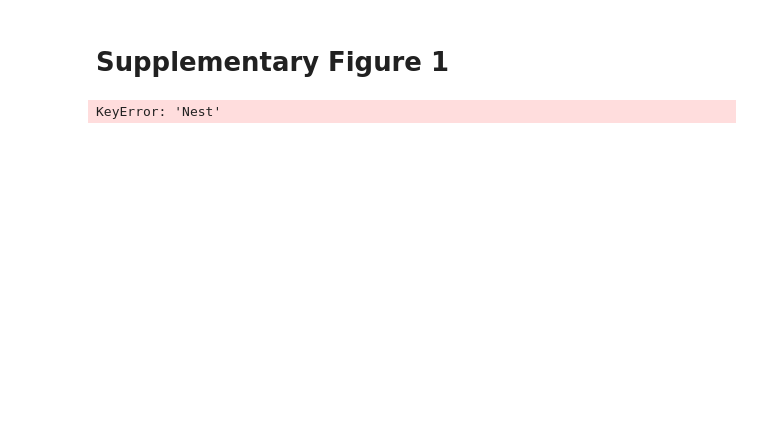
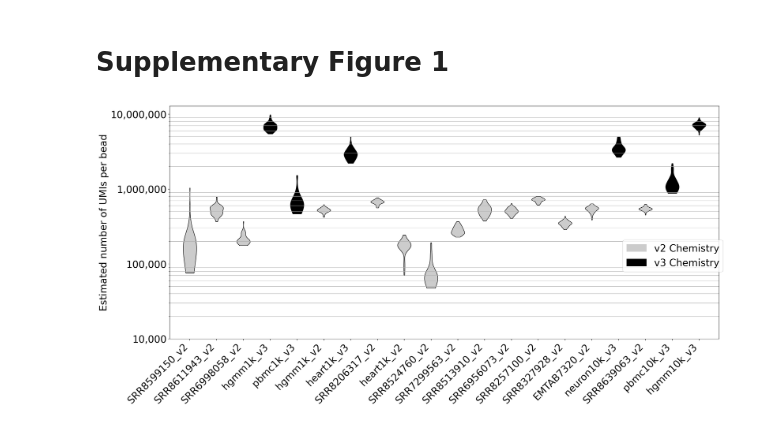
Before and after one commit to pachterlab/MBGBLHGP_2019, a Jupyter notebook: notebooks/usize.ipynb, the cells around one changed output. Cells and saved outputs as stored; diff of their text form; code cells hidden in the pictures; blank space fills up the shorter version.

```diff
--- a/notebooks/usize.ipynb
+++ b/notebooks/usize.ipynb
@@ -35,8 +51,8 @@ v2_names = np.array(['SRR8599150_v2',
        'SRR8206317_v2', 'SRR8327928_v2',
        'SRR6998058_v2'], dtype=object)
 
-v3_names = np.array(['pbmc_1k_v3', 'hgmm10k_v3',
-       'neuron_10k_v3', 'pbmc_10k_v3',
+v3_names = np.array(['pbmc1k_v3', 'hgmm10k_v3',
+       'neuron10k_v3', 'pbmc10k_v3',
        'heart1k_v3', 'hgmm1k_v3'], dtype=object)
 # %%
 v2_data = {}
@@ -72,22 +88,23 @@ v2_data["SRR8639063_v2"]["n_cells"] = 6614
 # %%
 v3_data = {}
 v3_data["hgmm1k_v3"] = {"n_reads": 63105786}
-v3_data["neuron_10k_v3"] = {"n_reads": 357111595}
-v3_data["pbmc_10k_v3"] = {"n_reads": 638901019}
-v3_data["pbmc_1k_v3"] = {"n_reads": 66601887}
+v3_data["neuron10k_v3"] = {"n_reads": 357111595}
+v3_data["pbmc10k_v3"] = {"n_reads": 638901019}
+v3_data["pbmc1k_v3"] = {"n_reads": 66601887}
 v3_data["heart1k_v3"] = {"n_reads": 84512390}
 v3_data["hgmm10k_v3"] = {"n_reads": 721180737}
 
 v3_data["hgmm1k_v3"]["n_cells"] = 1011
-v3_data["neuron_10k_v3"]["n_cells"] = 11477
-v3_data["pbmc_10k_v3"]["n_cells"] = 1045
-v3_data["pbmc_1k_v3"]["n_cells"] = 11790
+v3_data["neuron10k_v3"]["n_cells"] = 11477
+v3_data["pbmc10k_v3"]["n_cells"] = 1045
+v3_data["pbmc1k_v3"]["n_cells"] = 11790
 v3_data["heart1k_v3"]["n_cells"] = 11692
 v3_data["hgmm10k_v3"]["n_cells"] = 1227
 # %%
 %%time
-for f in glob.glob("/home/sina/projects/bus/validate/all_bus/k*"):
-    name = "_".join(f.split("/")[7].split("_")[1:])
+files = glob.glob('/content/MBGBLHGP_2019/data/usize/*')
+for f in files:
+    name = f.split('/')[-1]
     print(name)
     if "v2" in name:
         # Estimate number of UMIs
@@ -113,8 +145,6 @@ nreads = [v2_data[i]["n_reads"] for i in v2_names]
 
 idx_sorted = np.argsort(nreads)
 sorted_nreads = np.sort(nreads)
-# %% [output]
-KeyError: 'Nest'
 # %%
 data = list(np.array(data)[idx_sorted])
 
@@ -157,32 +187,34 @@ for pc_i in range(len(parts['bodies'])):
     parts['bodies'][pc_i].set_alpha(1)
 
 # set style for the axes
 set_axis_style(ax, names)
 
 #ticks = ax.get_yticks().tolist()
 #ticks = ["{:.1f}".format(i) for i in ticks]
 #ticks[0] = "No counts lost 0.0"
 #ticks[-1] = "All counts lost 1.0"
 
 #for tick in ax.get_xticklabels():
 #    tick.set_rotation(45, ha="right")
 
 ax.set_xticklabels(ax.xaxis.get_majorticklabels(), rotation=45, ha="right")
 
 grey_patch = mpatches.Patch(color=kallisto_color_v2, label='v2 Chemistry')
 black_patch = mpatches.Patch(color=kallisto_color_v3, label='v3 Chemistry')
 
-ax.figure.legend(handles=[grey_patch, black_patch], loc=1, bbox_to_anchor=(0.25,0.93))
+ax.figure.legend(handles=[grey_patch, black_patch], loc='center right')
 
 ax.set_ylabel("Estimated number of UMIs per bead")
 
 ax.set_yscale('log')
 
 ax.grid(True, which="minor")
 ax.set_ylim(bottom=10000)
 
 plt.gca().yaxis.set_major_formatter(StrMethodFormatter('{x:,.0f}'))
 plt.subplots_adjust(bottom=0.15, wspace=0.05)
 plt.tight_layout()
-plt.savefig("sizeU.pdf")
+#plt.savefig("sizeU.pdf")
 plt.show()
+# %% [output]
+[figure, added]
```
Also changed, not shown: parts of 5 cells of this notebook.
